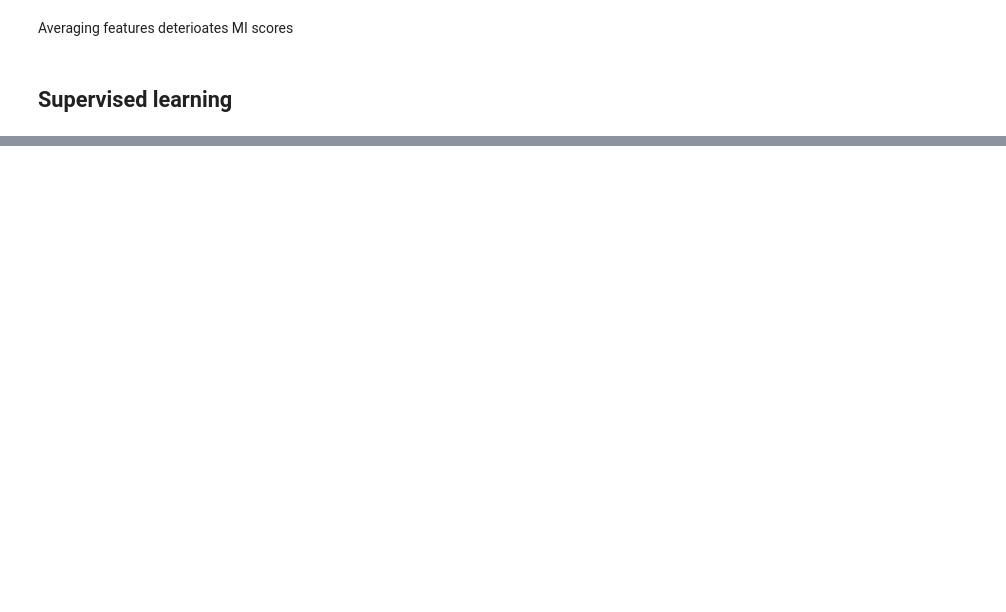
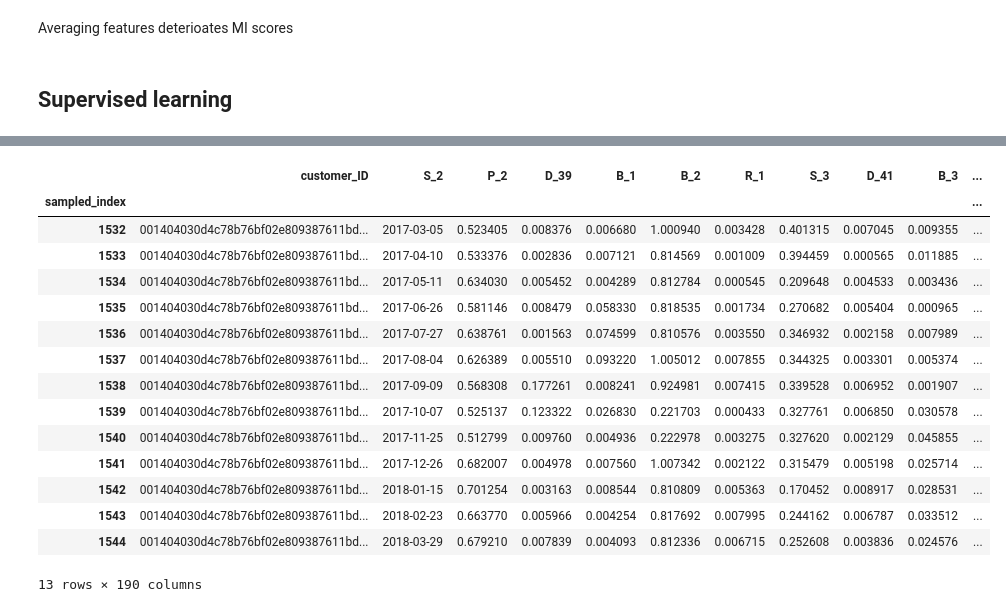
Before and after one commit to echefcy/kaggle, a Jupyter notebook: amex_defaults/ Solution.ipynb, the cells around one changed output, grey strips where cells are left out. Saved outputs shown, nothing was run; the diff lists cells and outputs as text; code cells hidden in the pictures; blank space fills up the shorter version.

```diff
--- a/amex_defaults/ Solution.ipynb
+++ b/amex_defaults/ Solution.ipynb
@@ -540,0 +703,20 @@ Averaging features deterioates MI scores
+# %%
+testdata = sample1.loc[sample1['customer_ID'] == "001404030d4c78b76bf02e809387611bdf6b708a42c5890ecc057970b51bff87"]
+testdata
+# %% [output]
+|  | customer_ID | S_2 | P_2 | D_39 | B_1 | B_2 | R_1 | S_3 | D_41 | B_3 | ... |
+| sampled_index |  |  |  |  |  |  |  |  |  |  | ... |
+| 1532 | 001404030d4c78b76bf02e809387611bd... | 2017-03-05 | 0.523405 | 0.008376 | 0.006680 | 1.000940 | 0.003428 | 0.401315 | 0.007045 | 0.009355 | ... |
+| 1533 | 001404030d4c78b76bf02e809387611bd... | 2017-04-10 | 0.533376 | 0.002836 | 0.007121 | 0.814569 | 0.001009 | 0.394459 | 0.000565 | 0.011885 | ... |
+| 1534 | 001404030d4c78b76bf02e809387611bd... | 2017-05-11 | 0.634030 | 0.005452 | 0.004289 | 0.812784 | 0.000545 | 0.209648 | 0.004533 | 0.003436 | ... |
+| 1535 | 001404030d4c78b76bf02e809387611bd... | 2017-06-26 | 0.581146 | 0.008479 | 0.058330 | 0.818535 | 0.001734 | 0.270682 | 0.005404 | 0.000965 | ... |
+| 1536 | 001404030d4c78b76bf02e809387611bd... | 2017-07-27 | 0.638761 | 0.001563 | 0.074599 | 0.810576 | 0.003550 | 0.346932 | 0.002158 | 0.007989 | ... |
+| 1537 | 001404030d4c78b76bf02e809387611bd... | 2017-08-04 | 0.626389 | 0.005510 | 0.093220 | 1.005012 | 0.007855 | 0.344325 | 0.003301 | 0.005374 | ... |
+| 1538 | 001404030d4c78b76bf02e809387611bd... | 2017-09-09 | 0.568308 | 0.177261 | 0.008241 | 0.924981 | 0.007415 | 0.339528 | 0.006952 | 0.001907 | ... |
+| 1539 | 001404030d4c78b76bf02e809387611bd... | 2017-10-07 | 0.525137 | 0.123322 | 0.026830 | 0.221703 | 0.000433 | 0.327761 | 0.006850 | 0.030578 | ... |
+| 1540 | 001404030d4c78b76bf02e809387611bd... | 2017-11-25 | 0.512799 | 0.009760 | 0.004936 | 0.222978 | 0.003275 | 0.327620 | 0.002129 | 0.045855 | ... |
+| 1541 | 001404030d4c78b76bf02e809387611bd... | 2017-12-26 | 0.682007 | 0.004978 | 0.007560 | 1.007342 | 0.002122 | 0.315479 | 0.005198 | 0.025714 | ... |
+| 1542 | 001404030d4c78b76bf02e809387611bd... | 2018-01-15 | 0.701254 | 0.003163 | 0.008544 | 0.810809 | 0.005363 | 0.170452 | 0.008917 | 0.028531 | ... |
+| 1543 | 001404030d4c78b76bf02e809387611bd... | 2018-02-23 | 0.663770 | 0.005966 | 0.004254 | 0.817692 | 0.007995 | 0.244162 | 0.006787 | 0.033512 | ... |
+| 1544 | 001404030d4c78b76bf02e809387611bd... | 2018-03-29 | 0.679210 | 0.007839 | 0.004093 | 0.812336 | 0.006715 | 0.252608 | 0.003836 | 0.024576 | ... |
+13 rows × 190 columns
```
Also changed, not shown: parts of 32 cells of this notebook.
